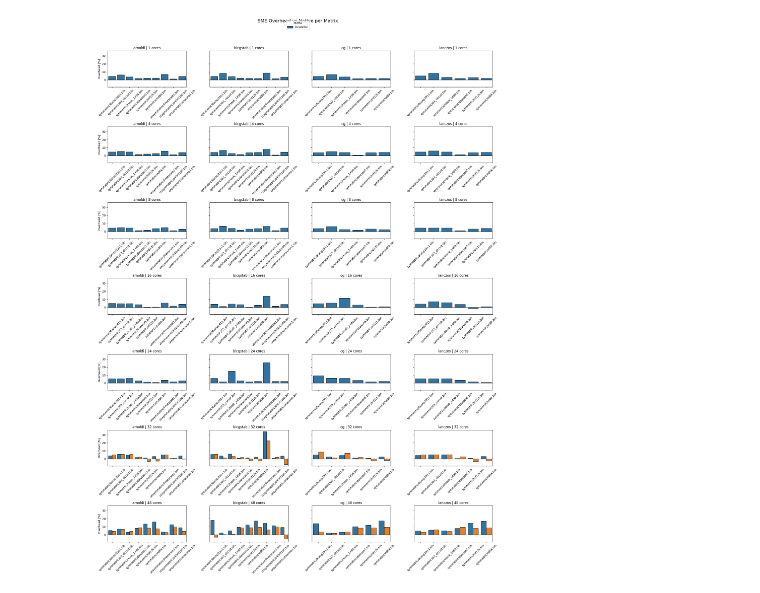
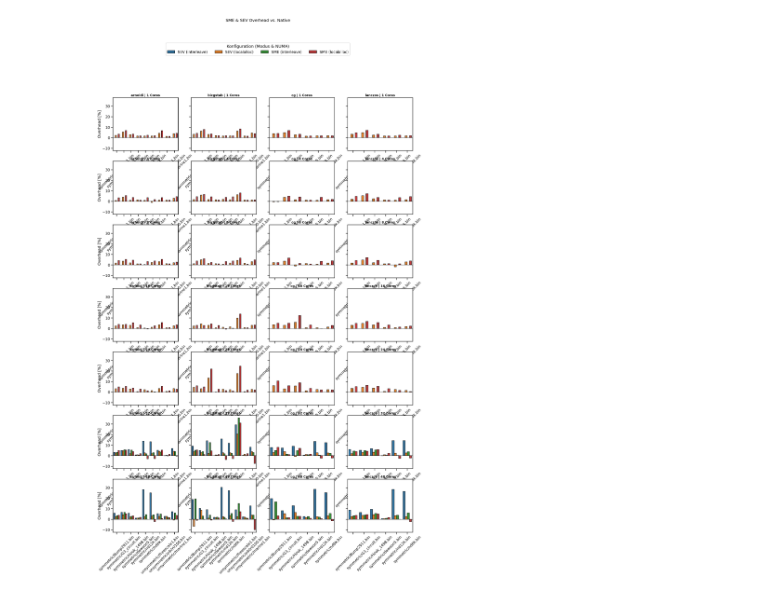
Before and after one commit to engelsm/MA-bench-framework, a Jupyter notebook: benchmark/krylov/analysis.ipynb, the cells around one changed output. Drawn from its saved outputs; the diff is of its cells as text; code cells hidden in the pictures.

```diff
--- a/benchmark/krylov/analysis.ipynb
+++ b/benchmark/krylov/analysis.ipynb
@@ -7,8 +7,9 @@ from matplotlib.ticker import FixedLocator
 import pandas as pd
 
 files = {
-    'Native': '/home/mengelsl/MA-bench-framework/outputs/krylov/native2/summary_krylov.csv',
-    'SME': '/home/mengelsl/MA-bench-framework/outputs/krylov/sme2/summary_krylov.csv',
+    'Native': '/home/mengelsl/MA-bench-framework/outputs/krylov/native3/summary_krylov.csv',
+    'SME': '/home/mengelsl/MA-bench-framework/outputs/krylov/20260215_150353/summary_krylov.csv',
+    'SEV': '/home/mengelsl/MA-bench-framework/outputs/krylov/sev2/summary_krylov.csv'
 }
 
 dfs = []
@@ -71,48 +34,73 @@ df_raw[(df_raw['Algo'] == 'bicgstab') & (df_raw['Cores'] == 48) & (df_raw['Matri
 # %%
+import pandas as pd
+import seaborn as sns
+import matplotlib.pyplot as plt
+
+# 1. Spalten für den Join
 match_cols = ['Algo', 'Matrix', 'Cores', 'NUMA', 'Arg1', 'Arg2', 'Arg3']
 
-native_ref = df[df['Mode'] == 'Native'][match_cols + ['ns_per_op']] .rename(columns={'ns_per_op': 'native_ns_per_op'})
+# 2. Native Referenz isolieren
+native_ref = df[df['Mode'] == 'Native'][match_cols + ['ns_per_op']].rename(
+    columns={'ns_per_op': 'native_ns_per_op'}
+)
 
-sme = df[df['Mode'] == 'SME'].copy()
+# 3. SME und SEV Daten isolieren und Mergen
+encrypted_df = df[df['Mode'].isin(['SME', 'SEV'])].copy()
+df_ov = encrypted_df.merge(native_ref, on=match_cols, how='inner')
 
-df_ov = sme.merge(native_ref, on=match_cols, how='inner')
+# 4. Overhead berechnen und Config-String erstellen
+df_ov['overhead_pct'] = (df_ov['ns_per_op'] / df_ov['native_ns_per_op'] - 1) * 100
+df_ov['Config'] = df_ov['Mode'] + " (" + df_ov['NUMA'] + ")"
 
-df_ov = df_ov.rename(columns={'ns_per_op': 'sme_ns_per_op'})
+# WICHTIG: Festlegen der Reihenfolge, damit die Farben konsistent bleiben
+config_order = sorted(df_ov['Config'].unique())
+df_ov['Config'] = pd.Categorical(df_ov['Config'], categories=config_order, ordered=True)
 
-df_ov['overhead_pct'] = (df_ov['sme_ns_per_op'] / df_ov['native_ns_per_op'] - 1) * 100
-
-df_ov = df_ov[['Algo', 'Matrix', 'Cores', 'NUMA', 'Arg1', 'Arg2', 'Arg3', 'sme_ns_per_op', 'native_ns_per_op', 'overhead_pct']].copy()
-
-df_plot = df_ov.sort_values(['Algo','Cores','Matrix'])
-
+# 5. Plot-Vorbereitung
+df_plot = df_ov.sort_values(['Algo', 'Cores', 'Matrix', 'Config'])
 cores = sorted(df_ov['Cores'].unique())
 algos = sorted(df_ov['Algo'].unique())
 
-fig, axes = plt.subplots(len(cores), len(algos), figsize=(5*len(algos),4*len(cores)), sharey=True)
+fig, axes = plt.subplots(len(cores), len(algos),
+                         figsize=(8 * len(algos), 6 * len(cores)),
+                         sharey=False)
 
 if len(cores) == 1: axes = [axes]
 if len(algos) == 1: axes = [[ax] for ax in axes]
 
-for i,c in enumerate(cores):
-    for j,a in enumerate(algos):
+for i, c in enumerate(cores):
+    for j, a in enumerate(algos):
         ax = axes[i][j]
-        d = df_plot[(df_plot['Cores']==c)&(df_plot['Algo']==a)]
+        d = df_plot[(df_plot['Cores'] == c) & (df_plot['Algo'] == a)]
+
         if d.empty:
             ax.set_visible(False)
             continue
-        sns.barplot(data=d,x='Matrix',y='overhead_pct',hue='NUMA',edgecolor='black',ax=ax)
-        ax.axhline(0,color='black',linewidth=1)
-        ax.set_title(f'{a} | {c} cores')
+
+        # Wir nutzen die automatische Palette, erzwingen aber die hue_order
+        sns.barplot(data=d, x='Matrix', y='overhead_pct', hue='Config',
+                    hue_order=config_order, edgecolor='black', ax=ax)
+
+        ax.axhline(0, color='black', linewidth=1)
+        ax.set_title(f'{a} | {c} Cores', fontsize=14, fontweight='bold')
         ax.set_xlabel('')
-        ax.set_ylabel('Overhead [%]' if j==0 else '')
-        ax.tick_params(axis='x',rotation=45)
-        if ax.get_legend(): ax.get_legend().remove()
+        ax.set_ylabel('Overhead [%]' if j == 0 else '')
+        ax.tick_params(axis='x', rotation=45)
 
+        # Legende im Subplot entfernen
+        if ax.get_legend():
+            ax.get_legend().remove()
+
+# 6. Die zentrale Legende oben
+# Wir holen uns die Handles vom allerersten Subplot
 handles, labels = axes[0][0].get_legend_handles_labels()
-fig.legend(handles, labels, loc='upper center', ncol=2, bbox_to_anchor=(0.5,0.98), title='NUMA')
-fig.suptitle('SME Overhead vs Native per Matrix', fontsize=16)
-plt.tight_layout(rect=[0,0,1,0.95])
+fig.legend(handles, labels, loc='upper center', ncol=len(config_order),
+           bbox_to_anchor=(0.5, 0.98), title='Konfiguration (Modus & NUMA)')
+
+fig.suptitle('SME & SEV Overhead vs. Native', fontsize=18, y=1.02)
+
+plt.tight_layout(rect=[0, 0, 1, 0.96], pad=2.0, h_pad=3.0, w_pad=3.0)
 plt.show()
 # %% [output]
-[figure, old version]
+[figure, new version]
 # %%
```
Also changed, not shown: parts of 6 cells of this notebook, 12 other files.
